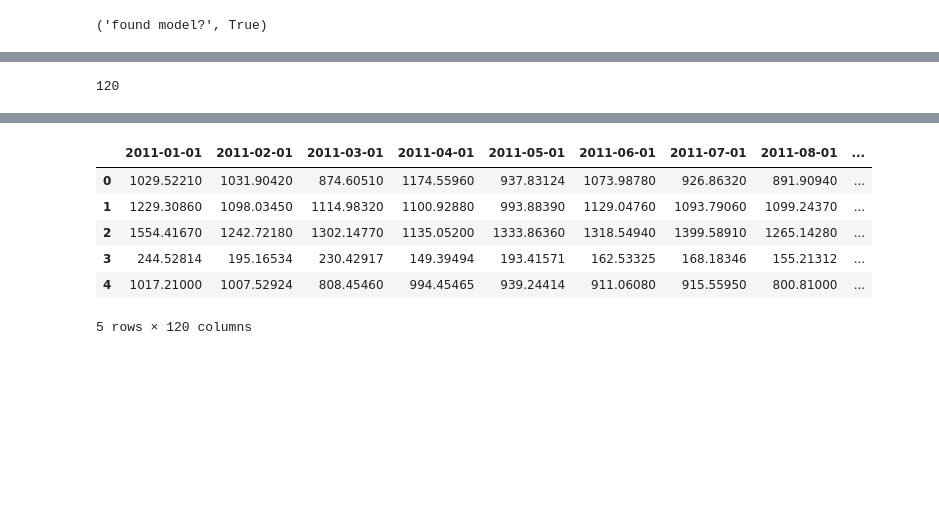
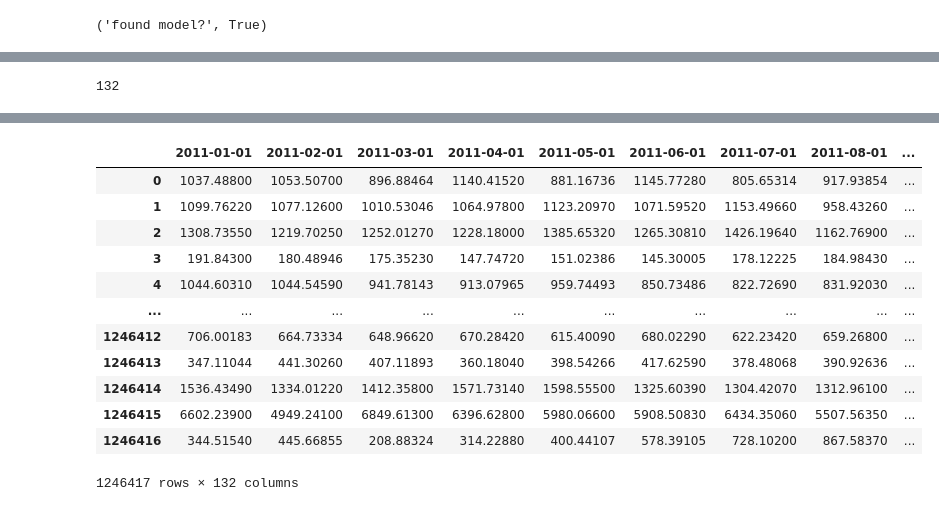
Before and after one commit to DPIRD-DMA/Weather-to-water, a Jupyter notebook: 3 Dam forecast pred XGB.ipynb, the cells around one changed output, grey strips where cells are left out. Saved outputs shown, nothing was run; the diff lists cells and outputs as text; code cells hidden in the pictures; blank space fills up the shorter version.

```diff
--- a/3 Dam forecast pred XGB.ipynb
+++ b/3 Dam forecast pred XGB.ipynb
@@ -14,10 +15,11 @@ import geopandas as gpd
 # point this at the folder full of csv files from the extraction script
 tile_step_folder = '/mnt/2TB Working/Projects/Dam forecast/v4/forecast/time steps'
 # the output location for this script
-output_folder = '/mnt/2TB Working/Projects/Dam forecast/v4/forecast/preds'
+output_folder = '/mnt/2TB Working/Projects/Dam forecast/v4/forecast/preds v3'
+Path(output_folder).mkdir(exist_ok=True)
 # location of model file
 model_folder = '/mnt/2TB Working/Projects/Dam forecast/v4'
-model_name = 'dam_forecast_23-11-21.pkl'
+model_name = 'dam_forecast_8-9-22.pkl'
 model_path = os.path.join(model_folder,model_name)
 'found model?',os.path.isfile(model_path)
 # %% [output]
@@ -46,7 +80,7 @@ for col in ts_df.columns:
 # %%
 # loop over each csv file and run model
-# def run_model(time_step):
-for time_step in tqdm(time_steps):
+# for time_step in tqdm(time_steps):
+def run_model(time_step):
 #     read csv file
     full_ts_df = pd.read_csv(time_step)
 #     drop cols we dont need
@@ -71,7 +108,7 @@ for time_step in tqdm(time_steps):
 outputs_csvs = glob.glob(output_folder+'/*.csv')
 len(outputs_csvs)
 # %% [output]
-120
+132
 # %%
 # open one input csv and read the non weather data
 base_data = pd.read_csv(time_steps[0])
@@ -112,15 +149,23 @@ for csv in tqdm(outputs_csvs):
 preds_df = preds_df[sorted(preds_df.columns)]
 # %%
 # have a look at the df and make sure it looks good
-preds_df.head()
+
+preds_df[preds_df < 0] = 0
+preds_df
 # %% [output]
 |  | 2011-01-01 | 2011-02-01 | 2011-03-01 | 2011-04-01 | 2011-05-01 | 2011-06-01 | 2011-07-01 | 2011-08-01 | ... |
-| 0 | 1029.52210 | 1031.90420 | 874.60510 | 1174.55960 | 937.83124 | 1073.98780 | 926.86320 | 891.90940 | ... |
-| 1 | 1229.30860 | 1098.03450 | 1114.98320 | 1100.92880 | 993.88390 | 1129.04760 | 1093.79060 | 1099.24370 | ... |
-| 2 | 1554.41670 | 1242.72180 | 1302.14770 | 1135.05200 | 1333.86360 | 1318.54940 | 1399.58910 | 1265.14280 | ... |
-| 3 | 244.52814 | 195.16534 | 230.42917 | 149.39494 | 193.41571 | 162.53325 | 168.18346 | 155.21312 | ... |
-| 4 | 1017.21000 | 1007.52924 | 808.45460 | 994.45465 | 939.24414 | 911.06080 | 915.55950 | 800.81000 | ... |
+| 0 | 1037.48800 | 1053.50700 | 896.88464 | 1140.41520 | 881.16736 | 1145.77280 | 805.65314 | 917.93854 | ... |
+| 1 | 1099.76220 | 1077.12600 | 1010.53046 | 1064.97800 | 1123.20970 | 1071.59520 | 1153.49660 | 958.43260 | ... |
+| 2 | 1308.73550 | 1219.70250 | 1252.01270 | 1228.18000 | 1385.65320 | 1265.30810 | 1426.19640 | 1162.76900 | ... |
+| 3 | 191.84300 | 180.48946 | 175.35230 | 147.74720 | 151.02386 | 145.30005 | 178.12225 | 184.98430 | ... |
+| 4 | 1044.60310 | 1044.54590 | 941.78143 | 913.07965 | 959.74493 | 850.73486 | 822.72690 | 831.92030 | ... |
+| ... | ... | ... | ... | ... | ... | ... | ... | ... | ... |
+| 1246412 | 706.00183 | 664.73334 | 648.96620 | 670.28420 | 615.40090 | 680.02290 | 622.23420 | 659.26800 | ... |
+| 1246413 | 347.11044 | 441.30260 | 407.11893 | 360.18040 | 398.54266 | 417.62590 | 378.48068 | 390.92636 | ... |
+| 1246414 | 1536.43490 | 1334.01220 | 1412.35800 | 1571.73140 | 1598.55500 | 1325.60390 | 1304.42070 | 1312.96100 | ... |
+| 1246415 | 6602.23900 | 4949.24100 | 6849.61300 | 6396.62800 | 5980.06600 | 5908.50830 | 6434.35060 | 5507.56350 | ... |
+| 1246416 | 344.51540 | 445.66855 | 208.88324 | 314.22880 | 400.44107 | 578.39105 | 728.10200 | 867.58370 | ... |
-5 rows × 120 columns
+1246417 rows × 132 columns
 # %%
 # join the base data with the preds
 preds_with_meta = pd.concat([base_data, preds_df], axis=1)
```
Also changed, not shown: parts of 12 cells of this notebook, 2 other files.
